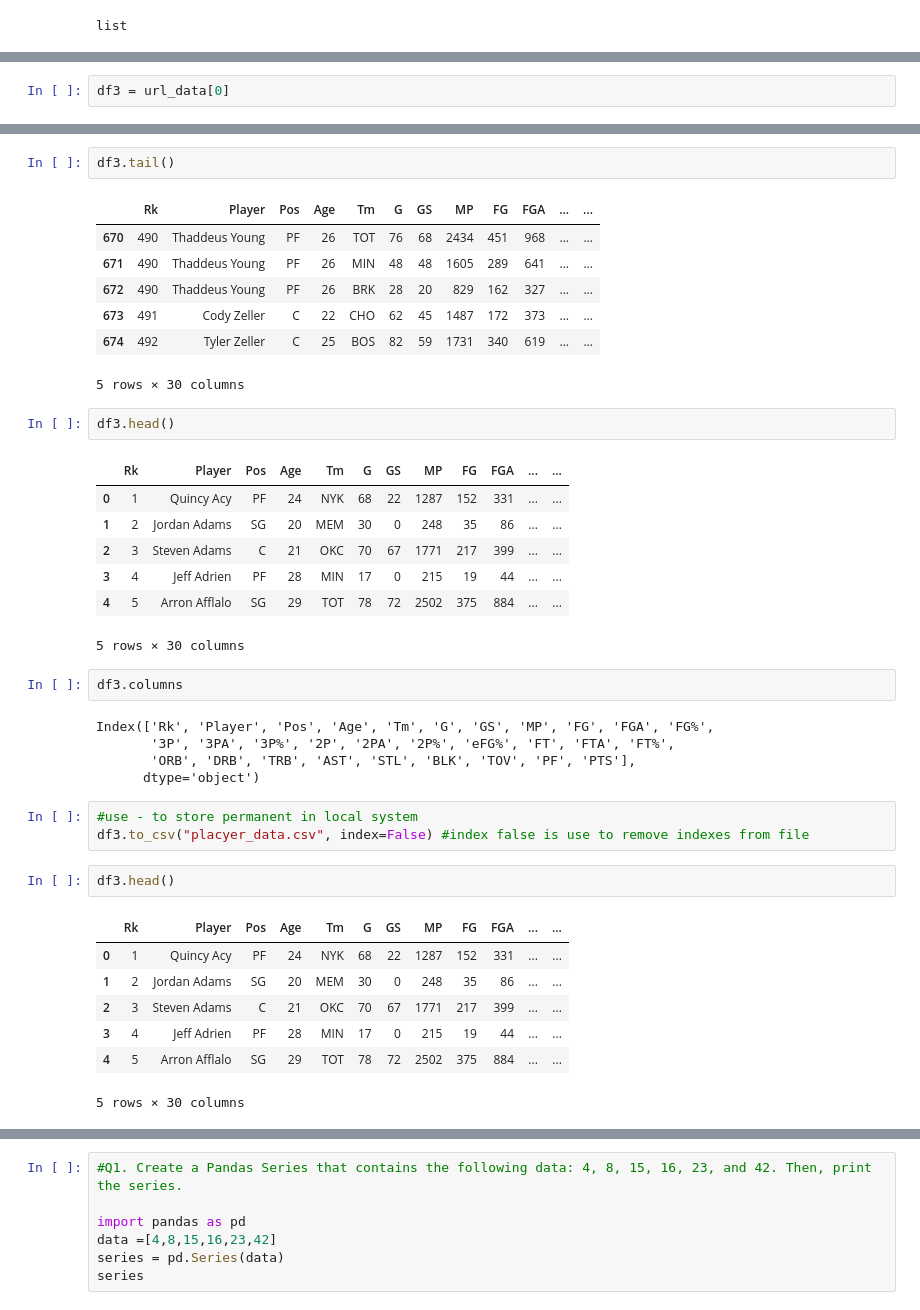
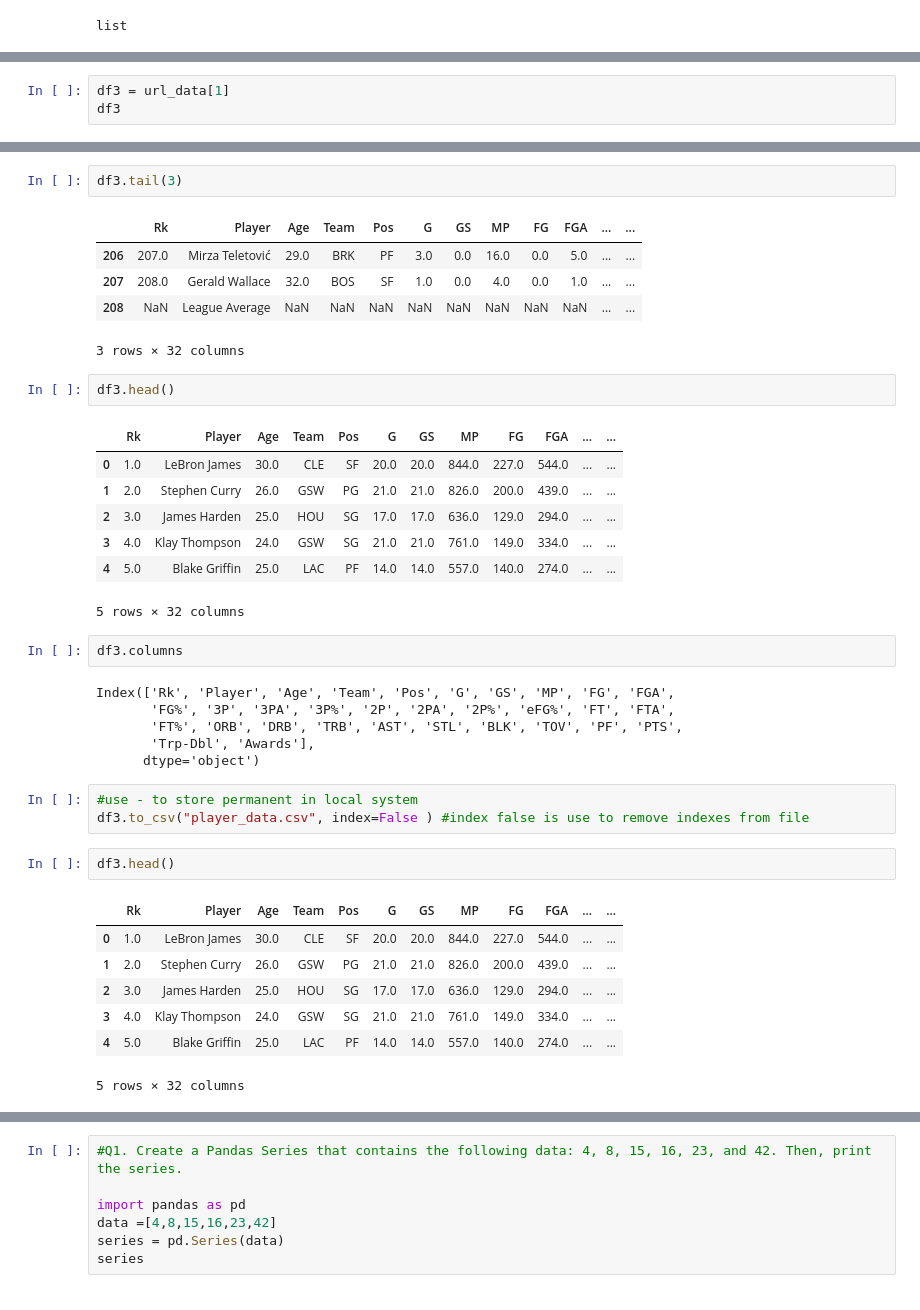
Before and after one commit to Sufeeya07/pyhton_ds, a Jupyter notebook: pandas/pandas.ipynb, the cells around one changed output, grey strips where cells are left out. Saved outputs shown, nothing was run; the diff lists cells and outputs as text.

```diff
--- a/pandas/pandas.ipynb
+++ b/pandas/pandas.ipynb
@@ -329,2 +397,3 @@ len(url_data)
 # %%
-df3 = url_data[0]
+df3 = url_data[1]
+df3
@@ -331,40 +414,39 @@ df3 = url_data[0]
 # %%
-df3.tail()
+df3.tail(3)
 # %% [output]
-|  | Rk | Player | Pos | Age | Tm | G | GS | MP | FG | FGA | ... | ... |
-| 670 | 490 | Thaddeus Young | PF | 26 | TOT | 76 | 68 | 2434 | 451 | 968 | ... | ... |
-| 671 | 490 | Thaddeus Young | PF | 26 | MIN | 48 | 48 | 1605 | 289 | 641 | ... | ... |
-| 672 | 490 | Thaddeus Young | PF | 26 | BRK | 28 | 20 | 829 | 162 | 327 | ... | ... |
-| 673 | 491 | Cody Zeller | C | 22 | CHO | 62 | 45 | 1487 | 172 | 373 | ... | ... |
-| 674 | 492 | Tyler Zeller | C | 25 | BOS | 82 | 59 | 1731 | 340 | 619 | ... | ... |
+|  | Rk | Player | Age | Team | Pos | G | GS | MP | FG | FGA | ... | ... |
+| 206 | 207.0 | Mirza Teletović | 29.0 | BRK | PF | 3.0 | 0.0 | 16.0 | 0.0 | 5.0 | ... | ... |
+| 207 | 208.0 | Gerald Wallace | 32.0 | BOS | SF | 1.0 | 0.0 | 4.0 | 0.0 | 1.0 | ... | ... |
+| 208 | NaN | League Average | NaN | NaN | NaN | NaN | NaN | NaN | NaN | NaN | ... | ... |
-5 rows × 30 columns
+3 rows × 32 columns
 # %%
 df3.head()
 # %% [output]
-|  | Rk | Player | Pos | Age | Tm | G | GS | MP | FG | FGA | ... | ... |
-| 0 | 1 | Quincy Acy | PF | 24 | NYK | 68 | 22 | 1287 | 152 | 331 | ... | ... |
-| 1 | 2 | Jordan Adams | SG | 20 | MEM | 30 | 0 | 248 | 35 | 86 | ... | ... |
-| 2 | 3 | Steven Adams | C | 21 | OKC | 70 | 67 | 1771 | 217 | 399 | ... | ... |
-| 3 | 4 | Jeff Adrien | PF | 28 | MIN | 17 | 0 | 215 | 19 | 44 | ... | ... |
-| 4 | 5 | Arron Afflalo | SG | 29 | TOT | 78 | 72 | 2502 | 375 | 884 | ... | ... |
+|  | Rk | Player | Age | Team | Pos | G | GS | MP | FG | FGA | ... | ... |
+| 0 | 1.0 | LeBron James | 30.0 | CLE | SF | 20.0 | 20.0 | 844.0 | 227.0 | 544.0 | ... | ... |
+| 1 | 2.0 | Stephen Curry | 26.0 | GSW | PG | 21.0 | 21.0 | 826.0 | 200.0 | 439.0 | ... | ... |
+| 2 | 3.0 | James Harden | 25.0 | HOU | SG | 17.0 | 17.0 | 636.0 | 129.0 | 294.0 | ... | ... |
+| 3 | 4.0 | Klay Thompson | 24.0 | GSW | SG | 21.0 | 21.0 | 761.0 | 149.0 | 334.0 | ... | ... |
+| 4 | 5.0 | Blake Griffin | 25.0 | LAC | PF | 14.0 | 14.0 | 557.0 | 140.0 | 274.0 | ... | ... |
-5 rows × 30 columns
+5 rows × 32 columns
 # %%
 df3.columns
 # %% [output]
-Index(['Rk', 'Player', 'Pos', 'Age', 'Tm', 'G', 'GS', 'MP', 'FG', 'FGA', 'FG%',
-       '3P', '3PA', '3P%', '2P', '2PA', '2P%', 'eFG%', 'FT', 'FTA', 'FT%',
-       'ORB', 'DRB', 'TRB', 'AST', 'STL', 'BLK', 'TOV', 'PF', 'PTS'],
+Index(['Rk', 'Player', 'Age', 'Team', 'Pos', 'G', 'GS', 'MP', 'FG', 'FGA',
+       'FG%', '3P', '3PA', '3P%', '2P', '2PA', '2P%', 'eFG%', 'FT', 'FTA',
+       'FT%', 'ORB', 'DRB', 'TRB', 'AST', 'STL', 'BLK', 'TOV', 'PF', 'PTS',
+       'Trp-Dbl', 'Awards'],
       dtype='object')
 # %%
 #use - to store permanent in local system
-df3.to_csv("placyer_data.csv", index=False) #index false is use to remove indexes from file
+df3.to_csv("player_data.csv", index=False ) #index false is use to remove indexes from file
 # %%
 df3.head()
 # %% [output]
-|  | Rk | Player | Pos | Age | Tm | G | GS | MP | FG | FGA | ... | ... |
-| 0 | 1 | Quincy Acy | PF | 24 | NYK | 68 | 22 | 1287 | 152 | 331 | ... | ... |
-| 1 | 2 | Jordan Adams | SG | 20 | MEM | 30 | 0 | 248 | 35 | 86 | ... | ... |
-| 2 | 3 | Steven Adams | C | 21 | OKC | 70 | 67 | 1771 | 217 | 399 | ... | ... |
-| 3 | 4 | Jeff Adrien | PF | 28 | MIN | 17 | 0 | 215 | 19 | 44 | ... | ... |
-| 4 | 5 | Arron Afflalo | SG | 29 | TOT | 78 | 72 | 2502 | 375 | 884 | ... | ... |
+|  | Rk | Player | Age | Team | Pos | G | GS | MP | FG | FGA | ... | ... |
+| 0 | 1.0 | LeBron James | 30.0 | CLE | SF | 20.0 | 20.0 | 844.0 | 227.0 | 544.0 | ... | ... |
+| 1 | 2.0 | Stephen Curry | 26.0 | GSW | PG | 21.0 | 21.0 | 826.0 | 200.0 | 439.0 | ... | ... |
+| 2 | 3.0 | James Harden | 25.0 | HOU | SG | 17.0 | 17.0 | 636.0 | 129.0 | 294.0 | ... | ... |
+| 3 | 4.0 | Klay Thompson | 24.0 | GSW | SG | 21.0 | 21.0 | 761.0 | 149.0 | 334.0 | ... | ... |
+| 4 | 5.0 | Blake Griffin | 25.0 | LAC | PF | 14.0 | 14.0 | 557.0 | 140.0 | 274.0 | ... | ... |
-5 rows × 30 columns
+5 rows × 32 columns
```
Also changed, not shown: parts of 29 cells of this notebook.
